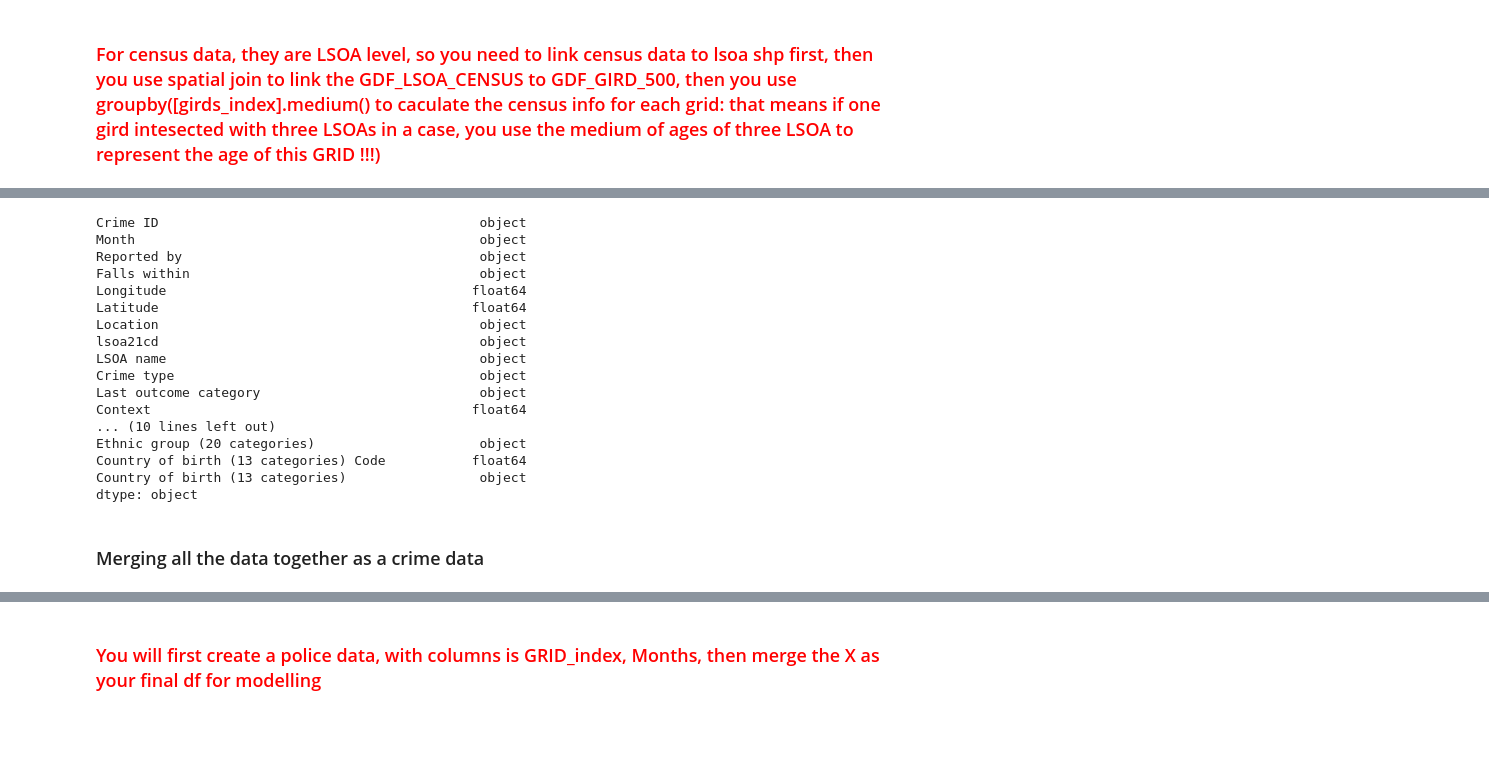
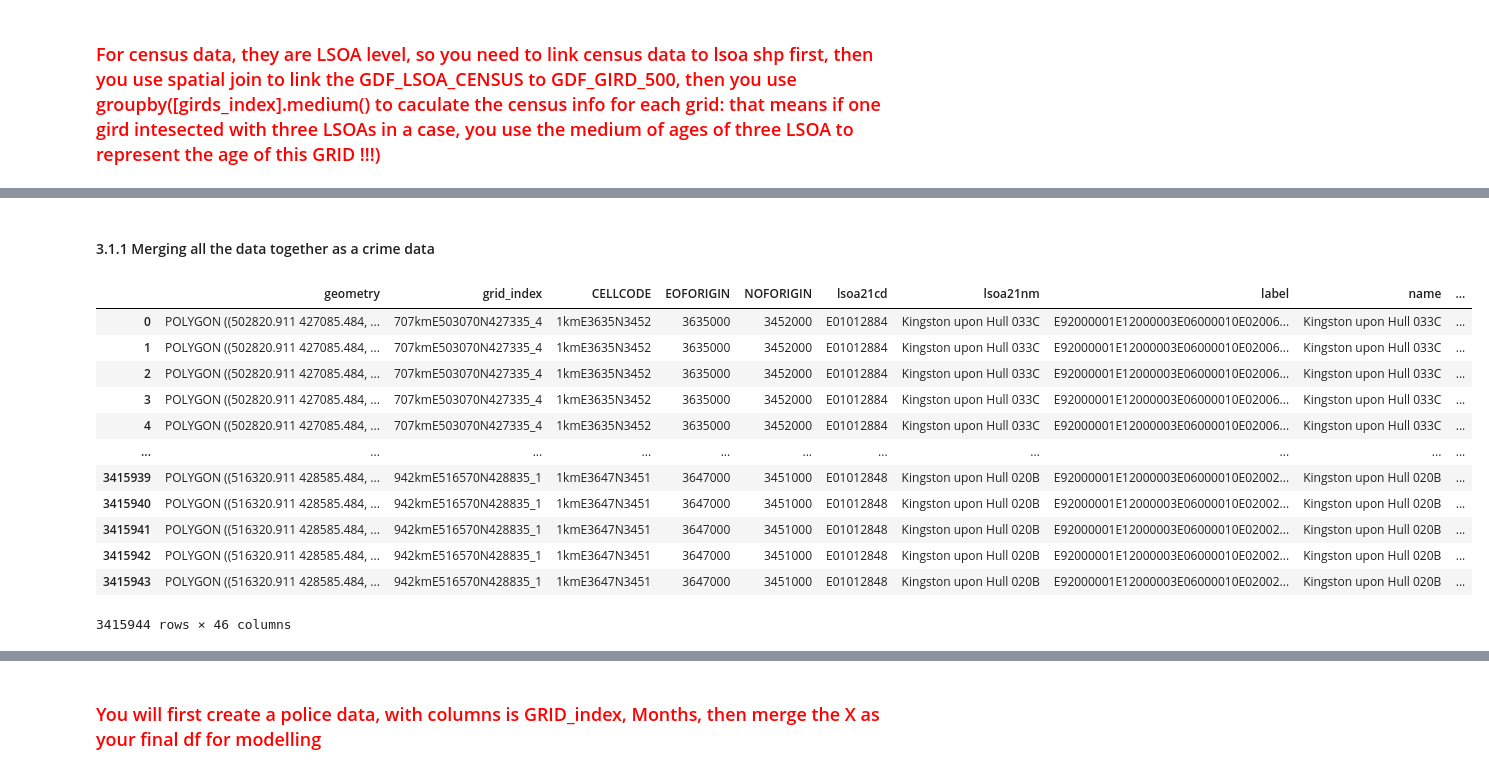
Before and after one commit to Demmynile/crime-prediction, a Jupyter notebook: Crime-Prediction.ipynb, the cells around one changed output, grey strips where cells are left out. Drawn from its saved outputs; the diff is of its cells as text; code cells hidden in the pictures; blank space fills up the shorter version.

```diff
--- a/Crime-Prediction.ipynb
+++ b/Crime-Prediction.ipynb
@@ -1560,23 +1629,2 @@ census_police_df.rename(columns={'LSOA code': 'lsoa21cd'}, inplace=True)
-# %%
-# checking the data types
-census_police_df.dtypes
-# %% [output]
-Crime ID                                         object
-Month                                            object
-Reported by                                      object
-Falls within                                     object
-Longitude                                       float64
-Latitude                                        float64
-Location                                         object
-lsoa21cd                                         object
-LSOA name                                        object
-Crime type                                       object
-Last outcome category                            object
-Context                                         float64
-... (10 lines left out)
-Ethnic group (20 categories)                     object
-Country of birth (13 categories) Code           float64
-Country of birth (13 categories)                 object
-dtype: object
 # %% [markdown]
-### Merging all the data together as a crime data
+#### 3.1.1 Merging all the data together as a crime data
@@ -1587,0 +1631,29 @@ crime_df.to_csv("./data/all_data/crime_df.csv")
+# %%
+
+def merge_x_with_y(x_data, y_data, output_shapefile='crime_data.csv'):
+
+
+    # Merge independent data with the crime data
+    CRIME_DATA = x_data.merge(y_data, left_on='Lower layer Super Output Areas Code', right_on='LSOA code', how='left')
+
+    return CRIME_DATA
+# %%
+# Merge LSOA shapefile with census data
+CRIME_DATA = merge_x_with_y(x_data, police_df)
+
+# Display the result (optional)
+CRIME_DATA
+# %% [output]
+|  | geometry | grid_index | CELLCODE | EOFORIGIN | NOFORIGIN | lsoa21cd | lsoa21nm | label | name | ... |
+| 0 | POLYGON ((502820.911 427085.484, ... | 707kmE503070N427335_4 | 1kmE3635N3452 | 3635000 | 3452000 | E01012884 | Kingston upon Hull 033C | E92000001E12000003E06000010E02006... | Kingston upon Hull 033C | ... |
+| 1 | POLYGON ((502820.911 427085.484, ... | 707kmE503070N427335_4 | 1kmE3635N3452 | 3635000 | 3452000 | E01012884 | Kingston upon Hull 033C | E92000001E12000003E06000010E02006... | Kingston upon Hull 033C | ... |
+| 2 | POLYGON ((502820.911 427085.484, ... | 707kmE503070N427335_4 | 1kmE3635N3452 | 3635000 | 3452000 | E01012884 | Kingston upon Hull 033C | E92000001E12000003E06000010E02006... | Kingston upon Hull 033C | ... |
+| 3 | POLYGON ((502820.911 427085.484, ... | 707kmE503070N427335_4 | 1kmE3635N3452 | 3635000 | 3452000 | E01012884 | Kingston upon Hull 033C | E92000001E12000003E06000010E02006... | Kingston upon Hull 033C | ... |
+| 4 | POLYGON ((502820.911 427085.484, ... | 707kmE503070N427335_4 | 1kmE3635N3452 | 3635000 | 3452000 | E01012884 | Kingston upon Hull 033C | E92000001E12000003E06000010E02006... | Kingston upon Hull 033C | ... |
+| ... | ... | ... | ... | ... | ... | ... | ... | ... | ... | ... |
+| 3415939 | POLYGON ((516320.911 428585.484, ... | 942kmE516570N428835_1 | 1kmE3647N3451 | 3647000 | 3451000 | E01012848 | Kingston upon Hull 020B | E92000001E12000003E06000010E02002... | Kingston upon Hull 020B | ... |
+| 3415940 | POLYGON ((516320.911 428585.484, ... | 942kmE516570N428835_1 | 1kmE3647N3451 | 3647000 | 3451000 | E01012848 | Kingston upon Hull 020B | E92000001E12000003E06000010E02002... | Kingston upon Hull 020B | ... |
+| 3415941 | POLYGON ((516320.911 428585.484, ... | 942kmE516570N428835_1 | 1kmE3647N3451 | 3647000 | 3451000 | E01012848 | Kingston upon Hull 020B | E92000001E12000003E06000010E02002... | Kingston upon Hull 020B | ... |
+| 3415942 | POLYGON ((516320.911 428585.484, ... | 942kmE516570N428835_1 | 1kmE3647N3451 | 3647000 | 3451000 | E01012848 | Kingston upon Hull 020B | E92000001E12000003E06000010E02002... | Kingston upon Hull 020B | ... |
+| 3415943 | POLYGON ((516320.911 428585.484, ... | 942kmE516570N428835_1 | 1kmE3647N3451 | 3647000 | 3451000 | E01012848 | Kingston upon Hull 020B | E92000001E12000003E06000010E02002... | Kingston upon Hull 020B | ... |
+3415944 rows × 46 columns
```
Also changed, not shown: parts of 67 cells of this notebook, 2 other files.
